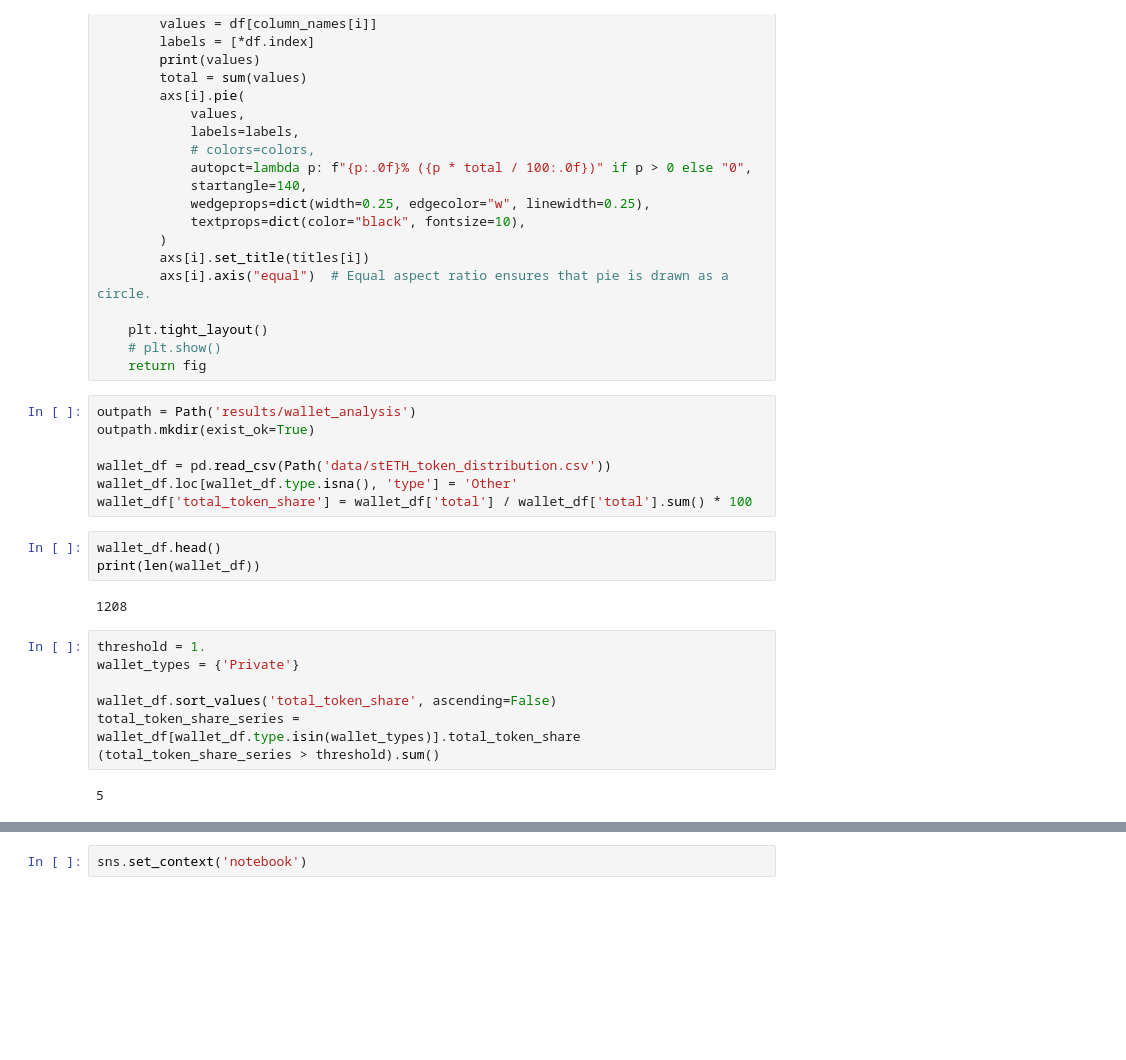
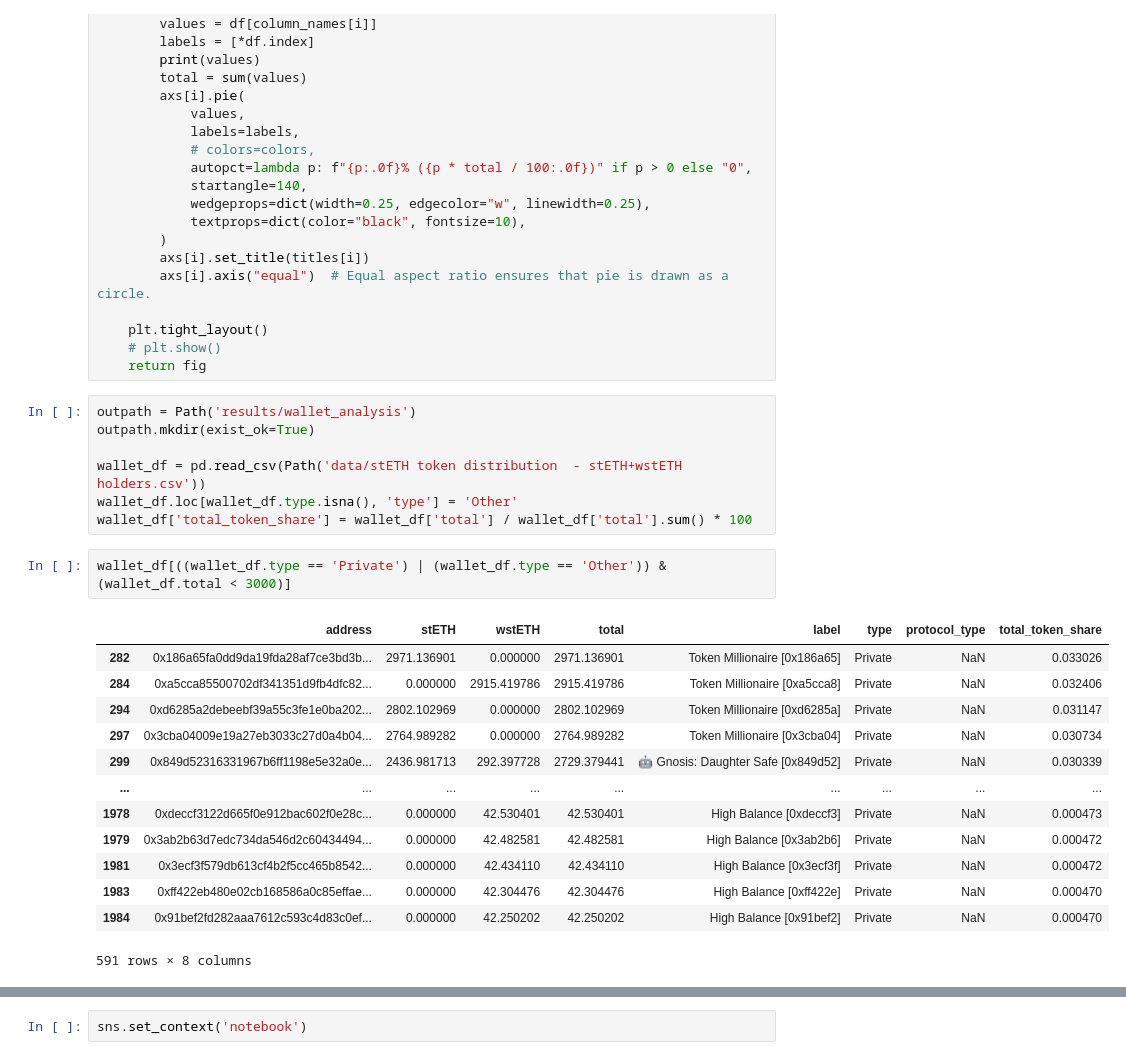
Before and after one commit to collectif-dao/dg-research, a Jupyter notebook: wallet_analysis.ipynb, the cells around one changed output, grey strips where cells are left out. Cells and saved outputs as stored; diff of their text form; blank space fills up the shorter version.

```diff
--- a/wallet_analysis.ipynb
+++ b/wallet_analysis.ipynb
@@ -40,23 +40,25 @@ def create_donut_charts(dataframes, column_names, titles=None):
 outpath = Path('results/wallet_analysis')
 outpath.mkdir(exist_ok=True)
 
-wallet_df = pd.read_csv(Path('data/stETH_token_distribution.csv'))
+wallet_df = pd.read_csv(Path('data/stETH token distribution  - stETH+wstETH holders.csv'))
 wallet_df.loc[wallet_df.type.isna(), 'type'] = 'Other'
 wallet_df['total_token_share'] = wallet_df['total'] / wallet_df['total'].sum() * 100
-# %%
-wallet_df.head()
-print(len(wallet_df))
-# %% [output]
-1208
-# %%
-threshold = 1.
-wallet_types = {'Private'}
-
-wallet_df.sort_values('total_token_share', ascending=False)
-total_token_share_series = wallet_df[wallet_df.type.isin(wallet_types)].total_token_share
-(total_token_share_series > threshold).sum()
-# %% [output]
-5
+# %%
+wallet_df[((wallet_df.type == 'Private') | (wallet_df.type == 'Other')) & (wallet_df.total < 3000)]
+# %% [output]
+|  | address | stETH | wstETH | total | label | type | protocol_type | total_token_share |
+| 282 | 0x186a65fa0dd9da19fda28af7ce3bd3b... | 2971.136901 | 0.000000 | 2971.136901 | Token Millionaire [0x186a65] | Private | NaN | 0.033026 |
+| 284 | 0xa5cca85500702df341351d9fb4dfc82... | 0.000000 | 2915.419786 | 2915.419786 | Token Millionaire [0xa5cca8] | Private | NaN | 0.032406 |
+| 294 | 0xd6285a2debeebf39a55c3fe1e0ba202... | 2802.102969 | 0.000000 | 2802.102969 | Token Millionaire [0xd6285a] | Private | NaN | 0.031147 |
+| 297 | 0x3cba04009e19a27eb3033c27d0a4b04... | 2764.989282 | 0.000000 | 2764.989282 | Token Millionaire [0x3cba04] | Private | NaN | 0.030734 |
+| 299 | 0x849d52316331967b6ff1198e5e32a0e... | 2436.981713 | 292.397728 | 2729.379441 | 🤖 Gnosis: Daughter Safe [0x849d52] | Private | NaN | 0.030339 |
+| ... | ... | ... | ... | ... | ... | ... | ... | ... |
+| 1978 | 0xdeccf3122d665f0e912bac602f0e28c... | 0.000000 | 42.530401 | 42.530401 | High Balance [0xdeccf3] | Private | NaN | 0.000473 |
+| 1979 | 0x3ab2b63d7edc734da546d2c60434494... | 0.000000 | 42.482581 | 42.482581 | High Balance [0x3ab2b6] | Private | NaN | 0.000472 |
+| 1981 | 0x3ecf3f579db613cf4b2f5cc465b8542... | 0.000000 | 42.434110 | 42.434110 | High Balance [0x3ecf3f] | Private | NaN | 0.000472 |
+| 1983 | 0xff422eb480e02cb168586a0c85effae... | 0.000000 | 42.304476 | 42.304476 | High Balance [0xff422e] | Private | NaN | 0.000470 |
+| 1984 | 0x91bef2fd282aaa7612c593c4d83c0ef... | 0.000000 | 42.250202 | 42.250202 | High Balance [0x91bef2] | Private | NaN | 0.000470 |
+591 rows × 8 columns
 # %%
 def get_token_array(wallet_df, wallet_types):
     return np.array(
```
Also changed, not shown: parts of 15 cells of this notebook, 1 other file.
